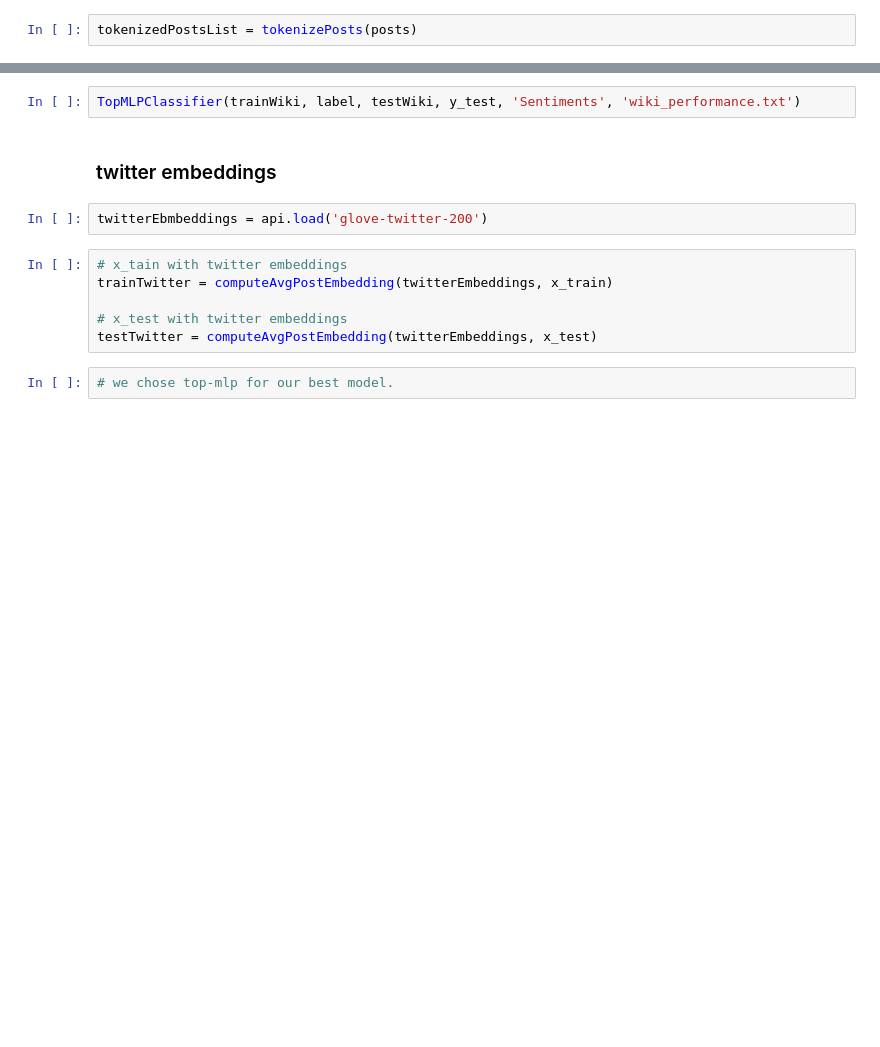
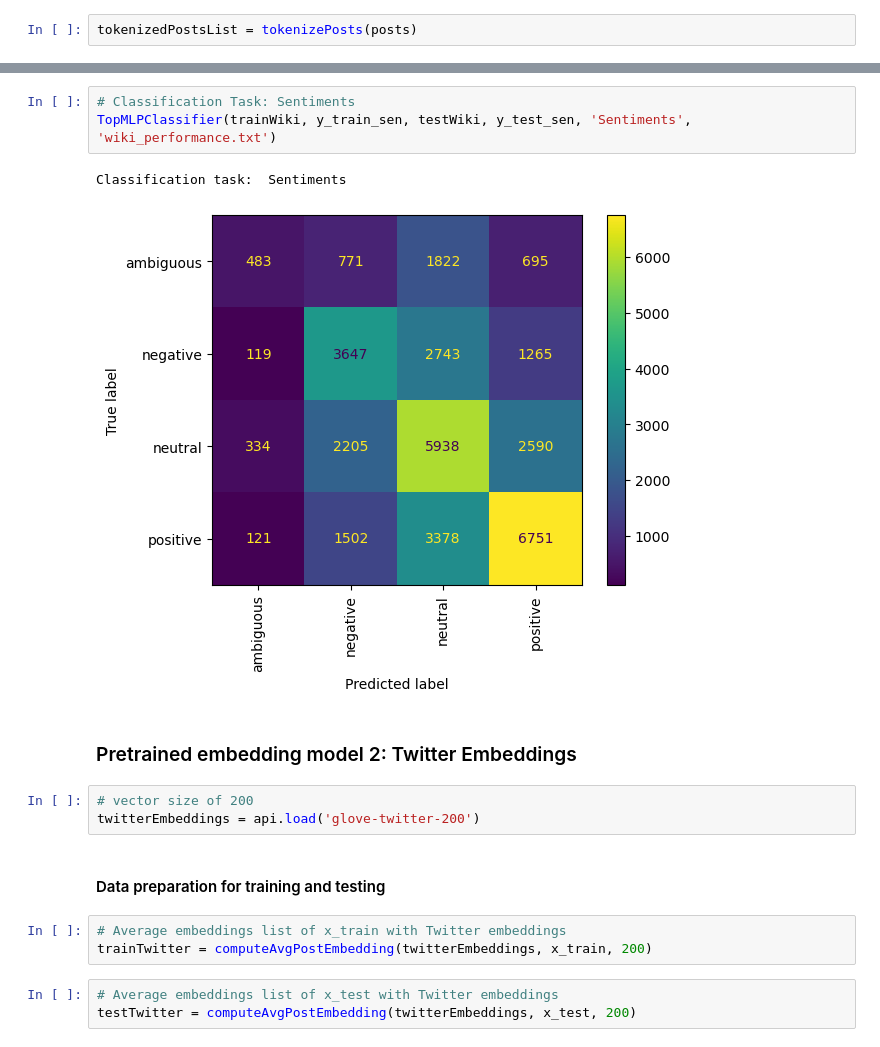
Before and after one commit to lisa7012/Comp472-MiniProject_1, a Jupyter notebook: Task3.ipynb, the cells around one changed output, grey strips where cells are left out. Drawn from its saved outputs; the diff is of its cells as text; blank space fills up the shorter version.

```diff
--- a/Task3.ipynb
+++ b/Task3.ipynb
@@ -195,14 +237,19 @@ TopMLPClassifier(trainWiki, label, testWiki, y_test, 'Emotions', 'wiki_performan
 # %%
-TopMLPClassifier(trainWiki, label, testWiki, y_test, 'Sentiments', 'wiki_performance.txt')
+# Classification Task: Sentiments
+TopMLPClassifier(trainWiki, y_train_sen, testWiki, y_test_sen, 'Sentiments', 'wiki_performance.txt')
+# %% [output]
+Classification task:  Sentiments
+[figure, added]
-# %% [markdown]
-### twitter embeddings
+# %% [markdown]
+### Pretrained embedding model 2: Twitter Embeddings
 # %%
-twitterEbmbeddings = api.load('glove-twitter-200')
+# vector size of 200
+twitterEmbeddings = api.load('glove-twitter-200')
+# %% [markdown]
+#### Data preparation for training and testing
 # %%
-# x_tain with twitter embeddings
-trainTwitter = computeAvgPostEmbedding(twitterEmbeddings, x_train)
-
-# x_test with twitter embeddings
-testTwitter = computeAvgPostEmbedding(twitterEmbeddings, x_test)
+# Average embeddings list of x_train with Twitter embeddings
+trainTwitter = computeAvgPostEmbedding(twitterEmbeddings, x_train, 200)
-# %%
-# we chose top-mlp for our best model.
+# %%
+# Average embeddings list of x_test with Twitter embeddings
+testTwitter = computeAvgPostEmbedding(twitterEmbeddings, x_test, 200)
```
Also changed, not shown: parts of 49 cells of this notebook, 6 other files.
